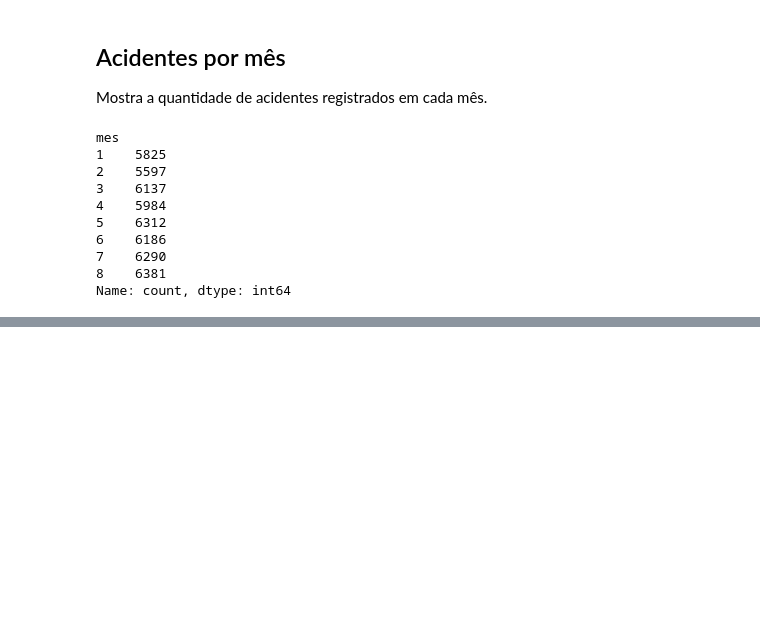
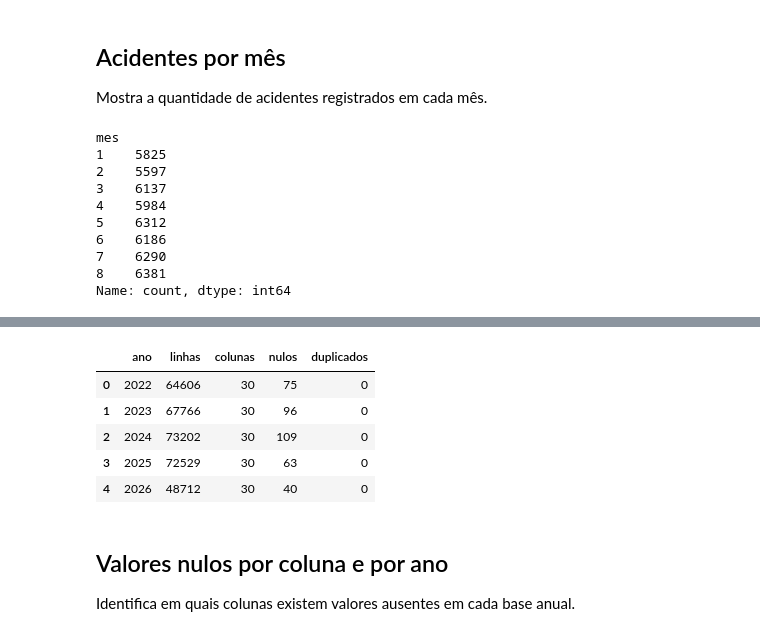
Before and after one commit to giovannisantos092/prf-acidentes-data-engineering, a Jupyter notebook: notebooks/exploracao.ipynb, the cells around one changed output, grey strips where cells are left out. Drawn from its saved outputs; the diff is of its cells as text; code cells hidden in the pictures; blank space fills up the shorter version.

Commit message:
feat: adiciona limpeza e unificacao das bases da PRF

```diff
--- a/notebooks/exploracao.ipynb
+++ b/notebooks/exploracao.ipynb
@@ -284,0 +405,19 @@ Name: count, dtype: int64
+# %%
+tipos_referencia = df.dtypes
+
+for ano, caminho in arquivos.items():
+    df_ano = pd.read_csv(
+        caminho,
+        sep=";",
+        encoding="latin1"
+    )
+
+    diferencas = df_ano.dtypes[df_ano.dtypes != tipos_referencia]
+
+    print(f"\nAno: {ano}")
+
+    if diferencas.empty:
+        print("Tipos iguais à base de 2026")
+    else:
+        print("Colunas com tipos diferentes:")
+        print(diferencas)
@@ -284,0 +449,32 @@ Name: count, dtype: int64
+# %%
+resumo = []
+
+for ano, caminho in arquivos.items():
+    df_ano = pd.read_csv(
+        caminho,
+        sep=";",
+        encoding="latin1"
+    )
+
+    resumo.append({
+        "ano": ano,
+        "linhas": df_ano.shape[0],
+        "colunas": df_ano.shape[1],
+        "nulos": df_ano.isnull().sum().sum(),
+        "duplicados": df_ano.duplicated().sum()
+    })
+
+resumo_df = pd.DataFrame(resumo)
+
+resumo_df
+# %% [output]
+|  | ano | linhas | colunas | nulos | duplicados |
+| 0 | 2022 | 64606 | 30 | 75 | 0 |
+| 1 | 2023 | 67766 | 30 | 96 | 0 |
+| 2 | 2024 | 73202 | 30 | 109 | 0 |
+| 3 | 2025 | 72529 | 30 | 63 | 0 |
+| 4 | 2026 | 48712 | 30 | 40 | 0 |
+# %% [markdown]
+## Valores nulos por coluna e por ano
+
+Identifica em quais colunas existem valores ausentes em cada base anual.
```
Also changed, not shown: parts of 54 cells of this notebook.
